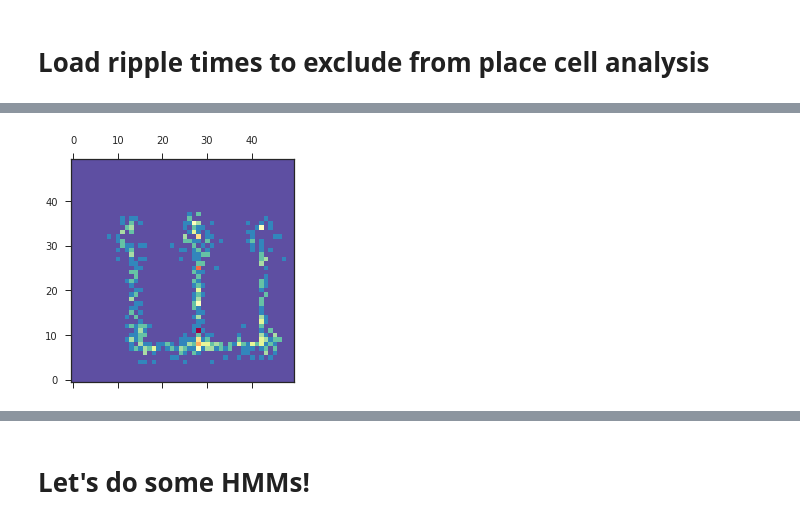
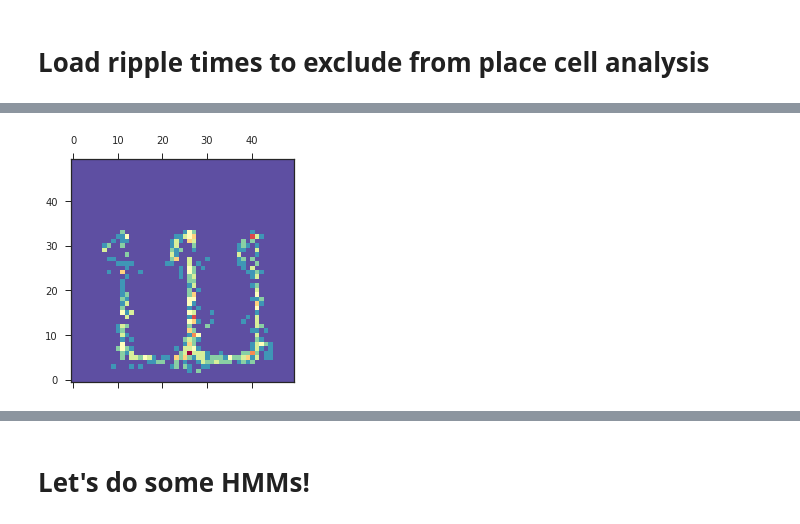
Before and after one commit to justindshin/WMazeExploratoryHMM, a Jupyter notebook: JustinWMazeHMM.ipynb, the cells around one changed output, grey strips where cells are left out. Saved outputs shown, nothing was run; the diff lists cells and outputs as text; code cells hidden in the pictures.

```diff
--- a/JustinWMazeHMM.ipynb
+++ b/JustinWMazeHMM.ipynb
@@ -103,13 +227,2 @@ with npl.FigureManager(show=True, figsize=(30,4)) as (fig, ax):
 # %% [markdown]
 # Load cell identities
-# %%
-mat = scipy.io.loadmat(datadir + 'JS15hpidx.mat',
-                       struct_as_record=False, squeeze_me=True)
-hpidx = mat['hpidx']
-
-mat = scipy.io.loadmat(datadir + 'JS15ctxidx.mat',
-                       struct_as_record=False, squeeze_me=True)
-ctxidx = mat['ctxidx']
-
-print(len(hpidx), " hippocampal pyramidals")
-print(len(ctxidx), " PFC neurons")
@@ -119,11 +229,11 @@ print(len(ctxidx), " PFC neurons")
 # %%
 # list(map(tuple,ctxidx))
-ctx_cells = [list(spiketimes.keys()).index(tup) for tup in map(tuple,ctxidx-1)]
-hp_pyrs = [list(spiketimes.keys()).index(tup) for tup in map(tuple,hpidx-1)]
+ctx_cells = [list(spiketimes.keys()).index(tup) for tup in map(tuple,ctxidx)]
+hp_pyrs = [list(spiketimes.keys()).index(tup) for tup in map(tuple,hpidx)]
 # %% [markdown]
 # Load position data and start munging it!
 # %%
-mat = scipy.io.loadmat(datadir + 'JS15pos01.mat',
+mat = scipy.io.loadmat(datadir + 'KL8pos01.mat',
                        struct_as_record=False, squeeze_me=True)
 # %%
 def load_pos(mat) :
@@ -285,27 +401,30 @@ run7 = session_bounds[-1].intersect(run_epochs)
+# %%
+run1 = session_bounds[1].intersect(run_epochs)
+run8 = session_bounds[15].intersect(run_epochs)
 # %%
 ds_run = 0.5 # 100 ms
 ds_50ms = 0.05
 
 # smooth and re-bin:
 sigma = 0.3 # 300 ms spike smoothing
-bst_run = st_run.iloc[run7,hp_pyrs].bin(ds=ds_50ms).smooth(sigma=sigma, inplace=True).rebin(w=ds_run/ds_50ms)
+bst_run = st_run.iloc[run8,hp_pyrs].bin(ds=ds_50ms).smooth(sigma=sigma, inplace=True).rebin(w=ds_run/ds_50ms)
 
 sigma = 0.2 # smoothing std dev in cm
 tc2d = nel.TuningCurve2D(bst=bst_run,
                          extern=pos,
                          ext_nx=50,
                          ext_ny=50,
                          ext_xmin=0,
                          ext_xmax=140,
                          ext_ymin=0,
                          ext_ymax=140,
                          sigma=sigma,
                          min_duration=0)
 
 plt.matshow(tc2d.occupancy.T, cmap=plt.cm.Spectral_r)
 plt.gca().invert_yaxis()
 # %% [output]
-[figure, old version]
+[figure, new version]
 # %%
 uu=0
 uu+=1
```
Also changed, not shown: parts of 65 cells of this notebook, 1 other file.
